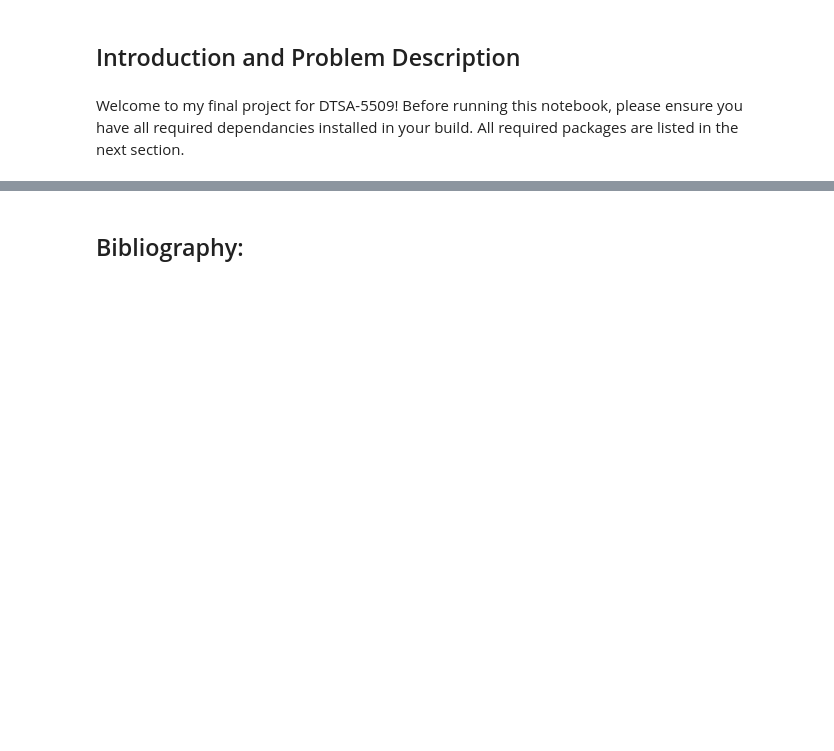
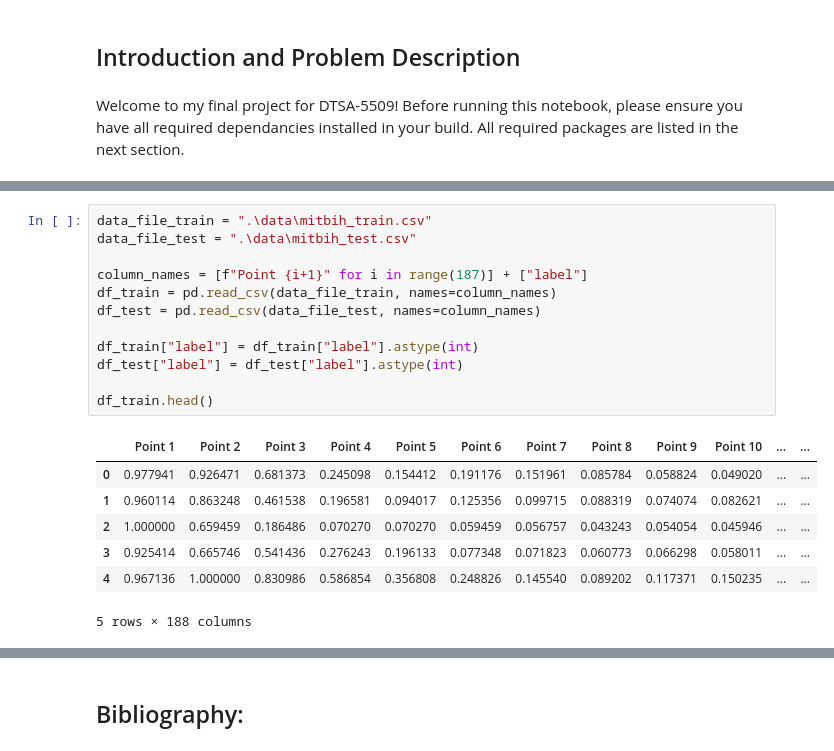
Before and after one commit to Chiuchiyin/DTSA5509-Final-Project, a Jupyter notebook: Heart Attack Analysis & Prediction.ipynb, the cells around one changed output, grey strips where cells are left out. Drawn from its saved outputs; the diff is of its cells as text; blank space fills up the shorter version.

```diff
--- a/Heart Attack Analysis & Prediction.ipynb
+++ b/Heart Attack Analysis & Prediction.ipynb
@@ -18,0 +95,20 @@ This project attempts to use supervised machine learning techniques to classify
+# %%
+data_file_train = ".\data\mitbih_train.csv"
+data_file_test = ".\data\mitbih_test.csv"
+
+column_names = [f"Point {i+1}" for i in range(187)] + ["label"]
+df_train = pd.read_csv(data_file_train, names=column_names)
+df_test = pd.read_csv(data_file_test, names=column_names)
+
+df_train["label"] = df_train["label"].astype(int)
+df_test["label"] = df_test["label"].astype(int)
+
+df_train.head()
+# %% [output]
+|  | Point 1 | Point 2 | Point 3 | Point 4 | Point 5 | Point 6 | Point 7 | Point 8 | Point 9 | Point 10 | ... | ... |
+| 0 | 0.977941 | 0.926471 | 0.681373 | 0.245098 | 0.154412 | 0.191176 | 0.151961 | 0.085784 | 0.058824 | 0.049020 | ... | ... |
+| 1 | 0.960114 | 0.863248 | 0.461538 | 0.196581 | 0.094017 | 0.125356 | 0.099715 | 0.088319 | 0.074074 | 0.082621 | ... | ... |
+| 2 | 1.000000 | 0.659459 | 0.186486 | 0.070270 | 0.070270 | 0.059459 | 0.056757 | 0.043243 | 0.054054 | 0.045946 | ... | ... |
+| 3 | 0.925414 | 0.665746 | 0.541436 | 0.276243 | 0.196133 | 0.077348 | 0.071823 | 0.060773 | 0.066298 | 0.058011 | ... | ... |
+| 4 | 0.967136 | 1.000000 | 0.830986 | 0.586854 | 0.356808 | 0.248826 | 0.145540 | 0.089202 | 0.117371 | 0.150235 | ... | ... |
+5 rows × 188 columns
```
Also changed, not shown: parts of 22 cells of this notebook.
